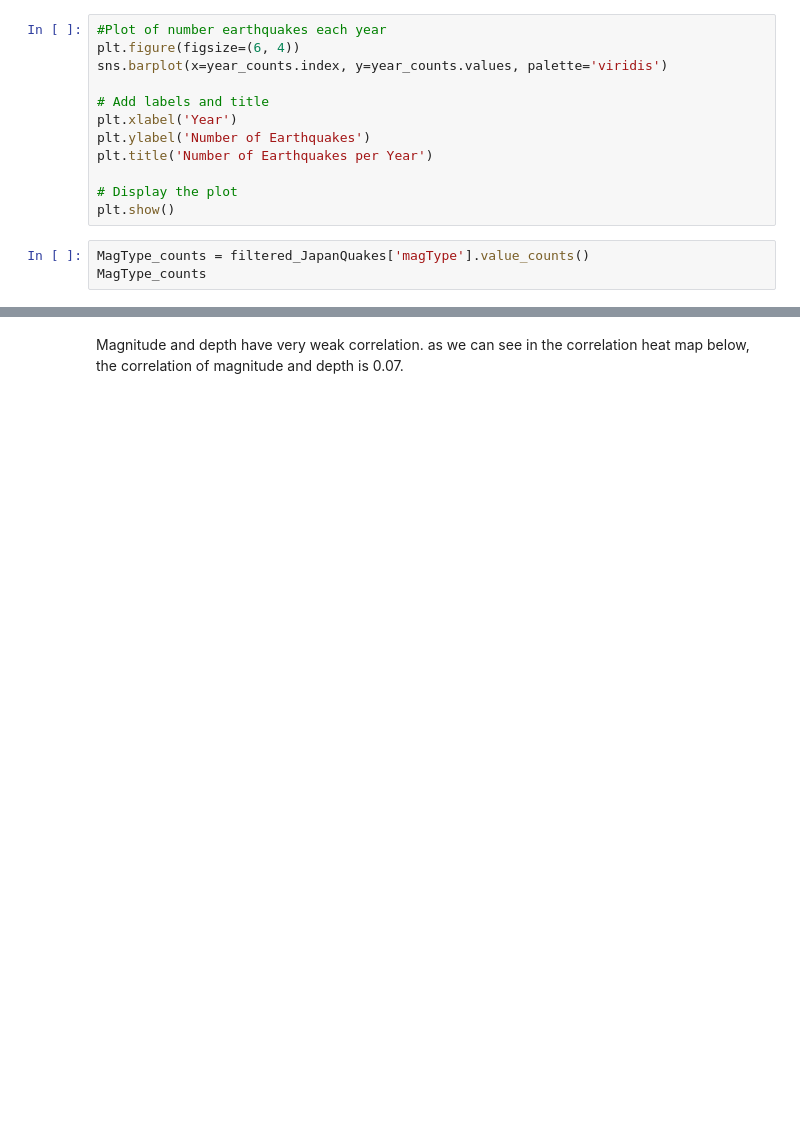
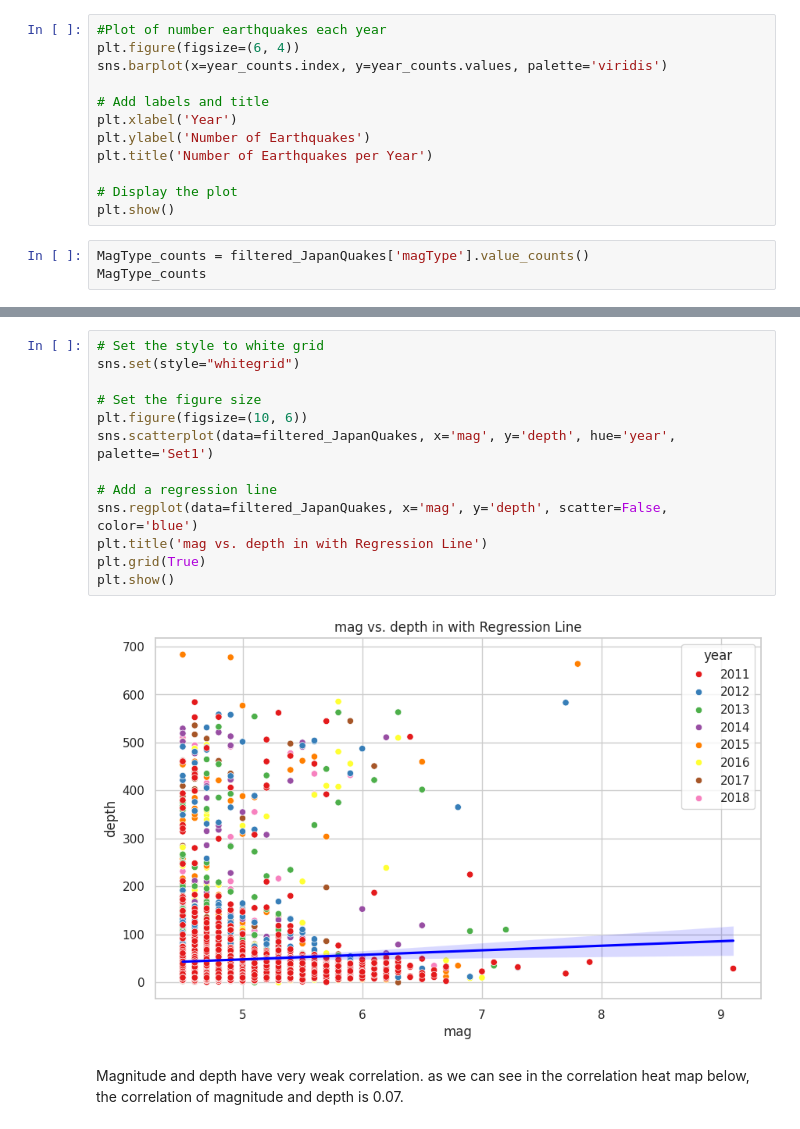
Before and after one commit to Twujira/TigistData110, a Jupyter notebook: Project2_Japanquake.ipynb, the cells around one changed output, grey strips where cells are left out. Cells and saved outputs as stored; diff of their text form; blank space fills up the shorter version.

```diff
--- a/Project2_Japanquake.ipynb
+++ b/Project2_Japanquake.ipynb
@@ -316,3 +356,18 @@ plt.show()
+# %%
+# Set the style to white grid
+sns.set(style="whitegrid")
+
+# Set the figure size
+plt.figure(figsize=(10, 6))
+sns.scatterplot(data=filtered_JapanQuakes, x='mag', y='depth', hue='year', palette='Set1')
+
+# Add a regression line
+sns.regplot(data=filtered_JapanQuakes, x='mag', y='depth', scatter=False, color='blue')
+plt.title('mag vs. depth in with Regression Line')
+plt.grid(True)
+plt.show()
+# %% [output]
+[figure, added]
 # %% [markdown]
 Magnitude and depth have very weak correlation. as we can see in the correlation heat map below, the correlation of magnitude and depth is 0.07.
 # %%
```
Also changed, not shown: parts of 3 cells of this notebook.
